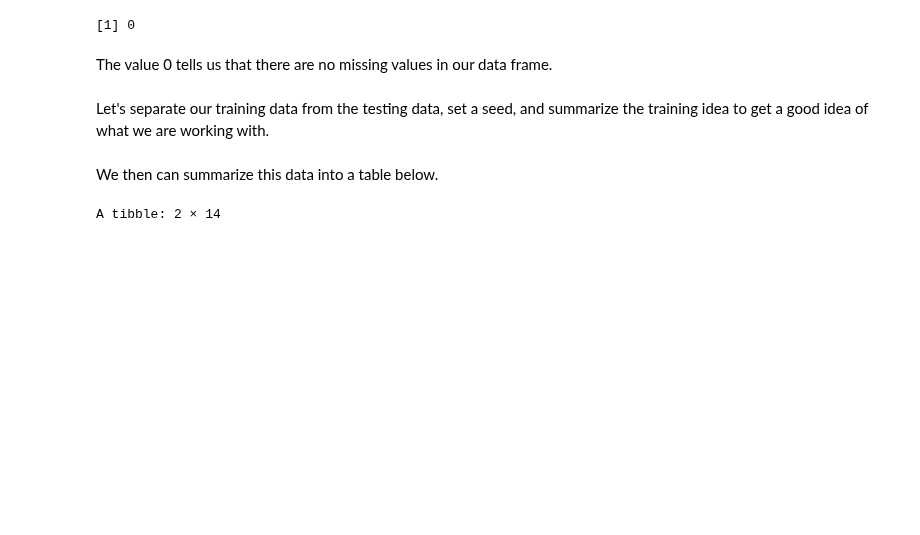
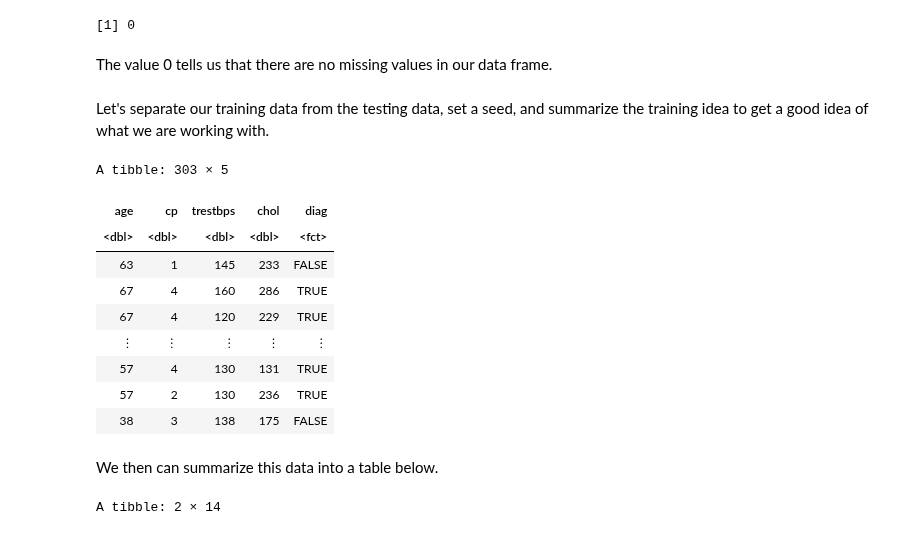
Before and after one commit to ibrahim1623/DSCI-100-Project, a Jupyter notebook: jason's_final_work.ipynb, the cells around one changed output. Saved outputs shown, nothing was run; the diff lists cells and outputs as text; code cells hidden in the pictures; blank space fills up the shorter version.

```diff
--- a/jason's_final_work.ipynb
+++ b/jason's_final_work.ipynb
@@ -98,10 +115,23 @@ Let's separate our training data from the testing data, set a seed, and summariz
 # %%
 #splitting dataframe into training, testing datasets
 set.seed(1)
 
-heart_split <- initial_split(heart_clean, prop = 3/4, strata = num)
+heart_split <- initial_split(heart_clean, prop = 3/4, strata = diag)
 heart_training <- training(heart_split)
 heart_testing <- testing(heart_split)
+
+heart_clean
+# %% [output]
+A tibble: 303 × 5
+| age | cp | trestbps | chol | diag |
+| <dbl> | <dbl> | <dbl> | <dbl> | <fct> |
+| 63 | 1 | 145 | 233 | FALSE |
+| 67 | 4 | 160 | 286 | TRUE |
+| 67 | 4 | 120 | 229 | TRUE |
+| ⋮ | ⋮ | ⋮ | ⋮ | ⋮ |
+| 57 | 4 | 130 | 131 | TRUE |
+| 57 | 2 | 130 | 236 | TRUE |
+| 38 | 3 | 138 | 175 | FALSE |
 # %% [markdown]
 We then can summarize this data into a table below.
 # %%
```
Also changed, not shown: parts of 13 cells of this notebook.
